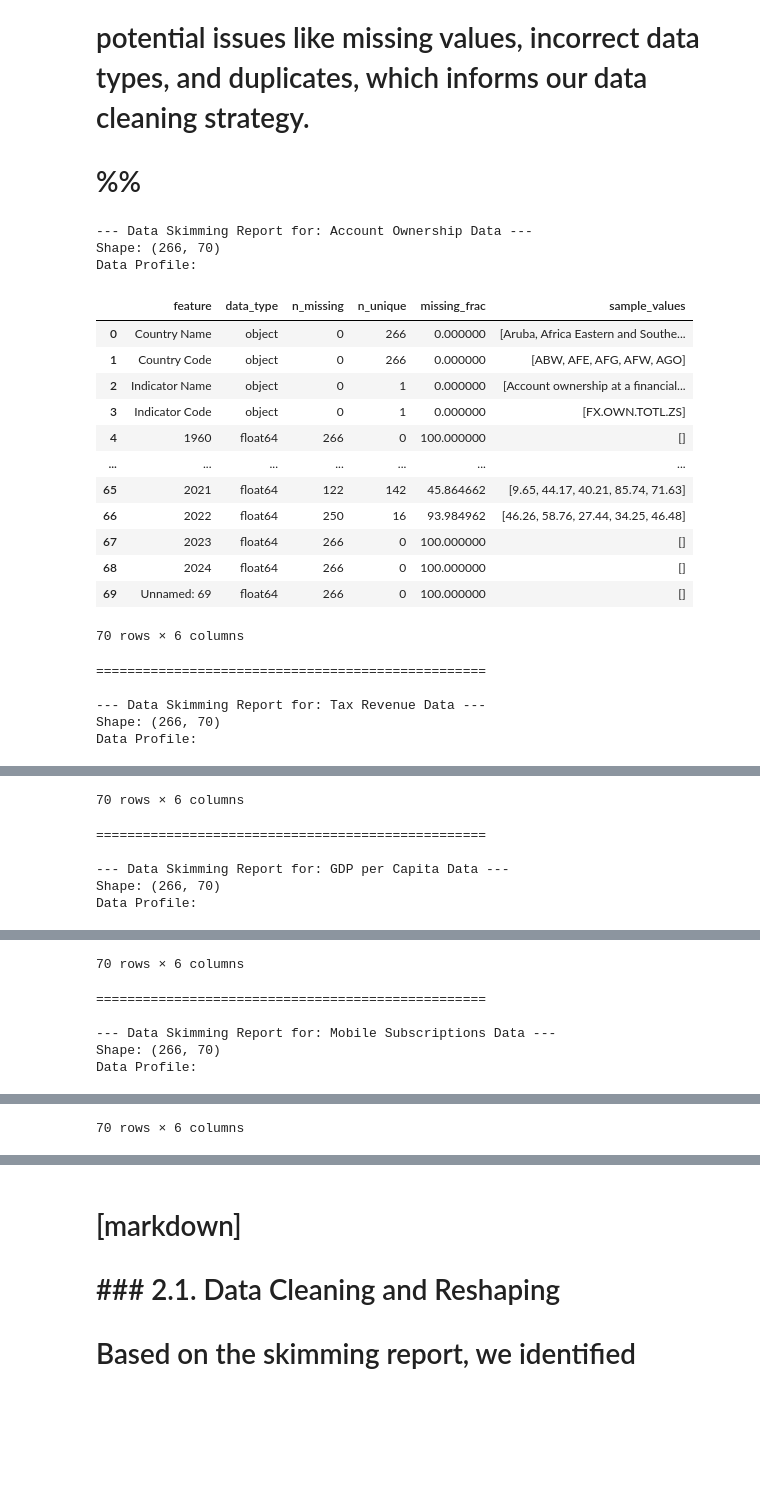
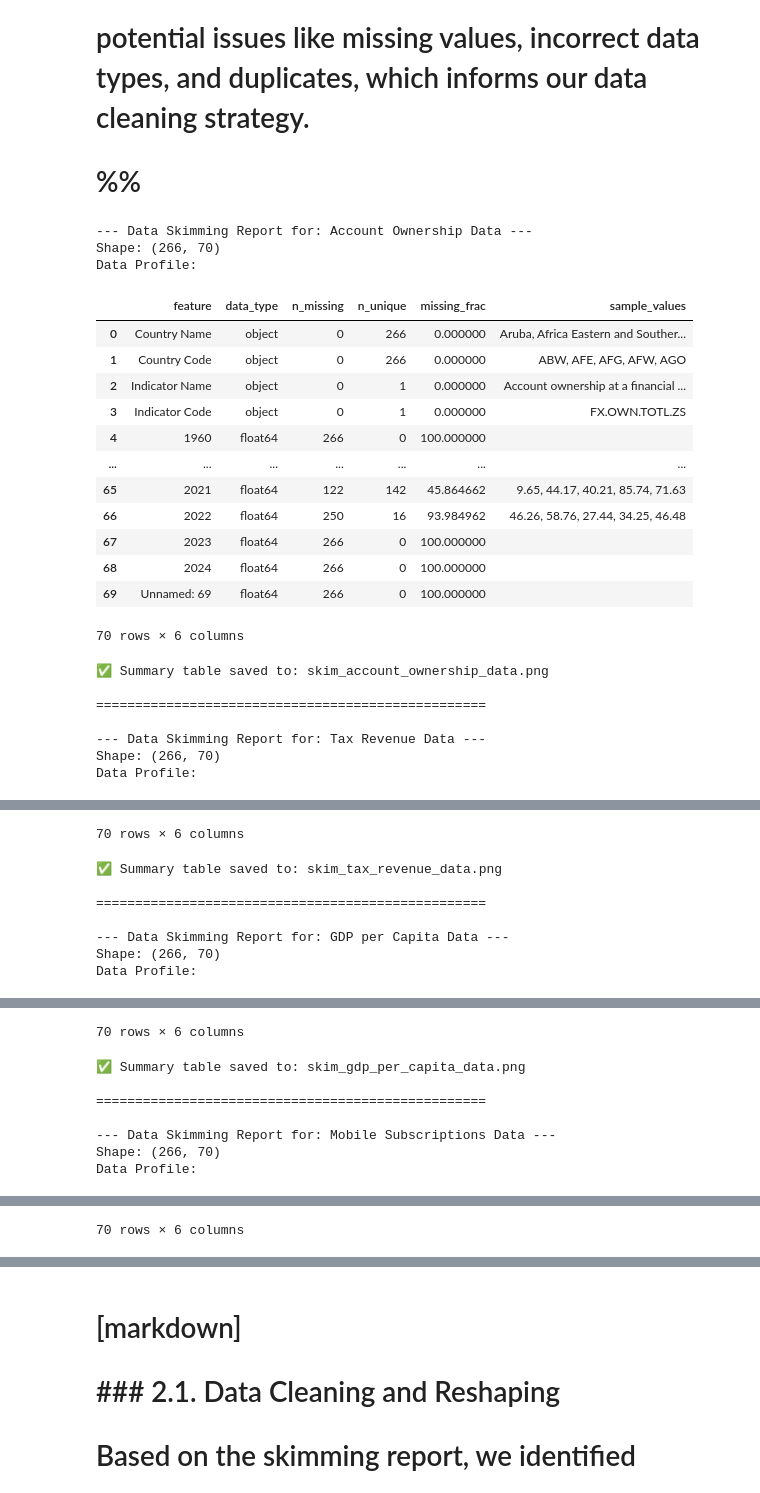
Before and after one commit to jk23399/worldbank-data-analysis, a Jupyter notebook: mobile_tax_revenue.ipynb, the cells around one changed output, grey strips where cells are left out. Drawn from its saved outputs; the diff is of its cells as text; code cells hidden in the pictures; blank space fills up the shorter version.

```diff
--- a/mobile_tax_revenue.ipynb
+++ b/mobile_tax_revenue.ipynb
@@ -42,53 +42,78 @@ All 4 data files loaded successfully.
 
 # %%
 # %%
-# --- Cell 2: Data Skimming ---
+# --- Cell 2: Data Skimming with Matplotlib Table Export ---
 
-# Create a summary function to profile each dataframe, similar to the reference.
 def skim_data(df, df_name):
     """
-    Generates a summary profile of a given dataframe.
+    Generates a summary profile of a given dataframe
+    and exports the resulting summary table as a PNG using matplotlib.
     """
     print(f"--- Data Skimming Report for: {df_name} ---")
     print(f"Shape: {df.shape}")
 
-    # Create a summary dataframe
-    summary = pd.DataFrame(df.dtypes, columns=['data_type'])
-    summary = summary.reset_index()
-    summary = summary.rename(columns={'index': 'feature'})
-    summary['n_missing'] = df.isnull().sum().values
-    summary['n_unique'] = df.nunique().values
+    # 1) Build summary DataFrame
+    summary = pd.DataFrame(df.dtypes, columns=['data_type']) \
+                .reset_index() \
+                .rename(columns={'index':'feature'})
+    summary['n_missing']    = df.isnull().sum().values
+    summary['n_unique']     = df.nunique().values
     summary['missing_frac'] = (summary['n_missing'] / df.shape[0]) * 100
 
-    # Get a sample of values
-    summary['sample_values'] = [df[col].dropna().unique()[:5] for col in df.columns]
+    # 2) Convert sample values to comma-joined strings
+    summary['sample_values'] = [
+        ', '.join(map(str, df[col].dropna().unique()[:5]))
+        for col in df.columns
+    ]
 
+    # Display
     print("Data Profile:")
     display(summary)
-    print("\n" + "="*50 + "\n")
+
+    # 3) Export table as PNG
+    filename = f"skim_{df_name.lower().replace(' ', '_')}.png"
+    fig, ax = plt.subplots(figsize=(10, summary.shape[0]*0.3 + 1))
+    ax.axis('off')
+    tbl = ax.table(
+        cellText=summary.values,
+        colLabels=summary.columns,
+        cellLoc='center',
+        loc='center'
+    )
+    tbl.auto_set_font_size(False)
+    tbl.set_fontsize(10)
+    tbl.scale(1, 1.2)
+    plt.tight_layout()
+    fig.savefig(filename, dpi=300, bbox_inches='tight')
+    plt.close(fig)
+
+    print(f"✅ Summary table saved to: {filename}\n")
+    print("="*50 + "\n")
 
 # Run the skimming function on each raw dataframe
-skim_data(own_df_raw, "Account Ownership Data")
-skim_data(tax_df_raw, "Tax Revenue Data")
-skim_data(gdp_df_raw, "GDP per Capita Data")
+skim_data(own_df_raw,    "Account Ownership Data")
+skim_data(tax_df_raw,    "Tax Revenue Data")
+skim_data(gdp_df_raw,    "GDP per Capita Data")
 skim_data(mobile_df_raw, "Mobile Subscriptions Data")
 # %% [output]
 --- Data Skimming Report for: Account Ownership Data ---
 Shape: (266, 70)
 Data Profile:
 |  | feature | data_type | n_missing | n_unique | missing_frac | sample_values |
-| 0 | Country Name | object | 0 | 266 | 0.000000 | [Aruba, Africa Eastern and Southe... |
-| 1 | Country Code | object | 0 | 266 | 0.000000 | [ABW, AFE, AFG, AFW, AGO] |
-| 2 | Indicator Name | object | 0 | 1 | 0.000000 | [Account ownership at a financial... |
-| 3 | Indicator Code | object | 0 | 1 | 0.000000 | [FX.OWN.TOTL.ZS] |
-| 4 | 1960 | float64 | 266 | 0 | 100.000000 | [] |
+| 0 | Country Name | object | 0 | 266 | 0.000000 | Aruba, Africa Eastern and Souther... |
+| 1 | Country Code | object | 0 | 266 | 0.000000 | ABW, AFE, AFG, AFW, AGO |
+| 2 | Indicator Name | object | 0 | 1 | 0.000000 | Account ownership at a financial ... |
+| 3 | Indicator Code | object | 0 | 1 | 0.000000 | FX.OWN.TOTL.ZS |
+| 4 | 1960 | float64 | 266 | 0 | 100.000000 |  |
 | ... | ... | ... | ... | ... | ... | ... |
-| 65 | 2021 | float64 | 122 | 142 | 45.864662 | [9.65, 44.17, 40.21, 85.74, 71.63] |
-| 66 | 2022 | float64 | 250 | 16 | 93.984962 | [46.26, 58.76, 27.44, 34.25, 46.48] |
-| 67 | 2023 | float64 | 266 | 0 | 100.000000 | [] |
-| 68 | 2024 | float64 | 266 | 0 | 100.000000 | [] |
-| 69 | Unnamed: 69 | float64 | 266 | 0 | 100.000000 | [] |
+| 65 | 2021 | float64 | 122 | 142 | 45.864662 | 9.65, 44.17, 40.21, 85.74, 71.63 |
+| 66 | 2022 | float64 | 250 | 16 | 93.984962 | 46.26, 58.76, 27.44, 34.25, 46.48 |
+| 67 | 2023 | float64 | 266 | 0 | 100.000000 |  |
+| 68 | 2024 | float64 | 266 | 0 | 100.000000 |  |
+| 69 | Unnamed: 69 | float64 | 266 | 0 | 100.000000 |  |
 70 rows × 6 columns
+✅ Summary table saved to: skim_account_ownership_data.png
+
 ==================================================
 
 --- Data Skimming Report for: Tax Revenue Data ---
@@ -109,4 +134,6 @@ Data Profile:
 70 rows × 6 columns
+✅ Summary table saved to: skim_tax_revenue_data.png
+
 ==================================================
 
 --- Data Skimming Report for: GDP per Capita Data ---
@@ -127,4 +154,6 @@ Data Profile:
 70 rows × 6 columns
+✅ Summary table saved to: skim_gdp_per_capita_data.png
+
 ==================================================
 
 --- Data Skimming Report for: Mobile Subscriptions Data ---
```
Also changed, not shown: parts of 4 cells of this notebook, 6 other files.
